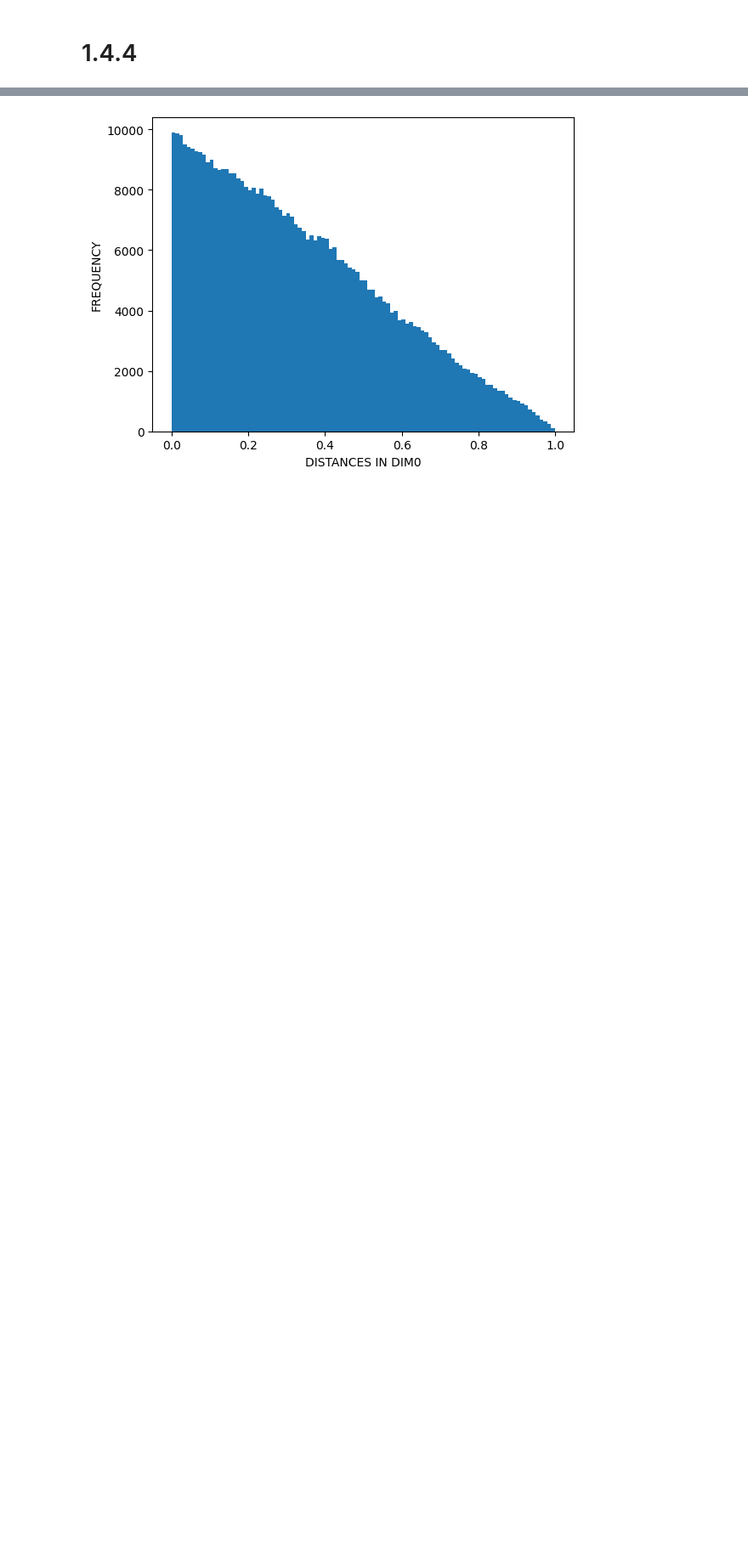
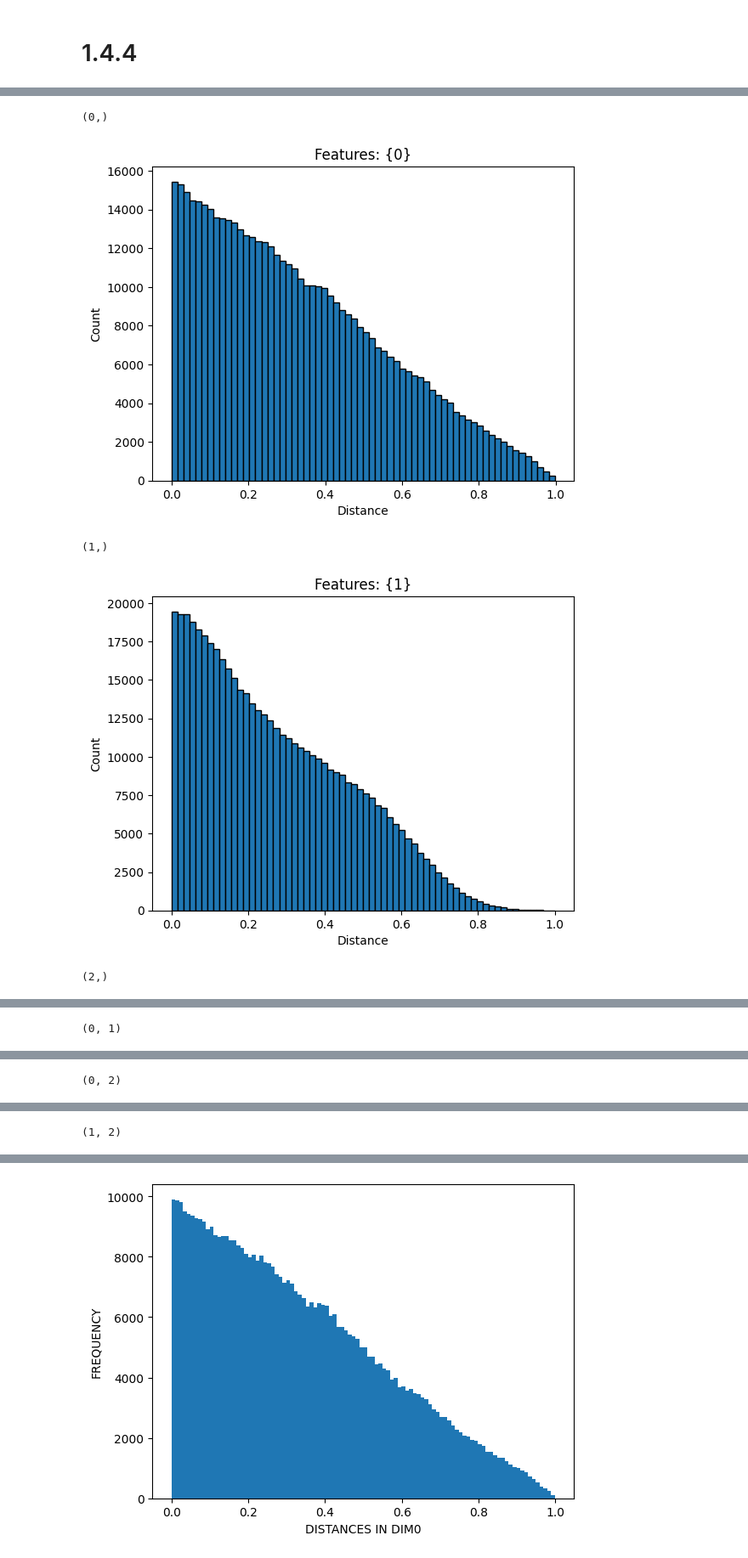
Before and after one commit to kbenedek/DataScience, a Jupyter notebook: HW1/hw_1_1-4.ipynb, the cells around one changed output, grey strips where cells are left out. Shown at 85% size. Drawn from its saved outputs; the diff is of its cells as text; code cells hidden in the pictures; blank space fills up the shorter version.

Commit message:
Speed up distance calculation and standardize plots

```diff
--- a/HW1/hw_1_1-4.ipynb
+++ b/HW1/hw_1_1-4.ipynb
@@ -102,0 +101,27 @@ for k in range(0,3):
+# %%
+from itertools import chain, combinations
+
+def powerset(iterable):
+    s = list(iterable)
+    return chain.from_iterable(combinations(s, r) for r in range(len(s)+1))
+# %%
+from scipy.spatial.distance import pdist
+
+for feature_set in powerset([0, 1, 2]):
+    if len(feature_set) == 0:
+        continue
+
+    df_subset = df[list(feature_set)]
+    dists = pdist(df_subset)
+
+    plt.hist(dists, bins=64, edgecolor="black", histtype="bar")
+    plt.title(f"Features: {set(feature_set)}")
+    plt.xlabel("Distance")
+    plt.ylabel("Count")
+    plt.show()
+# %% [output]
+(0,)
+[figure, added]
+(1,)
+[figure, added]
+(2,)
@@ -102,0 +129 @@ for k in range(0,3):
+(0, 1)
@@ -102,0 +131 @@ for k in range(0,3):
+(0, 2)
@@ -102,0 +133 @@ for k in range(0,3):
+(1, 2)
```
Also changed, not shown: parts of 2 cells of this notebook.
